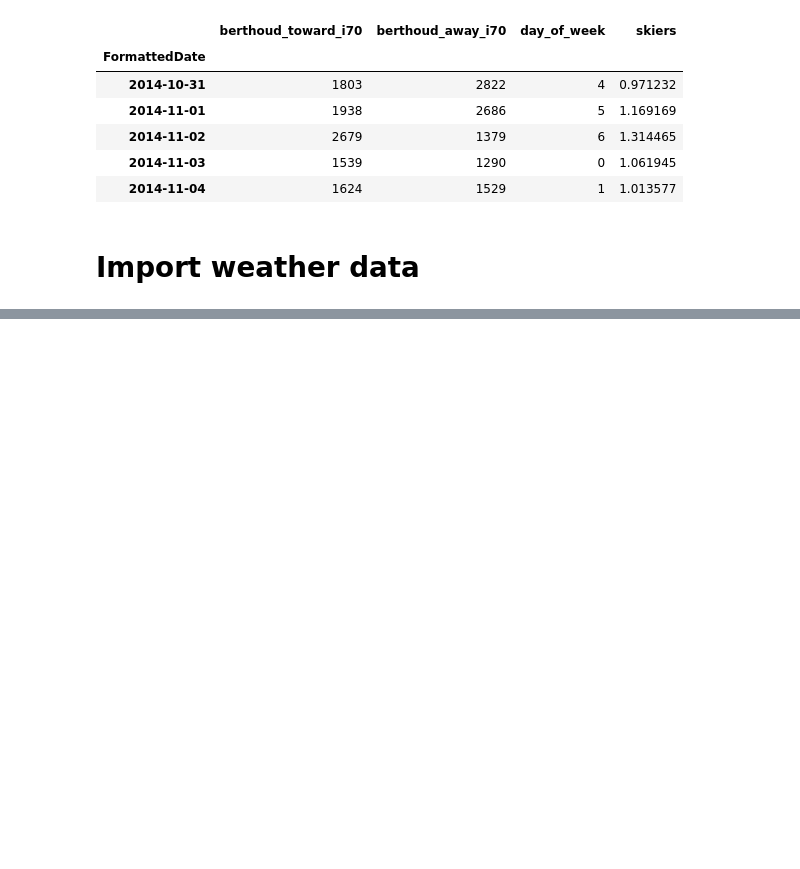
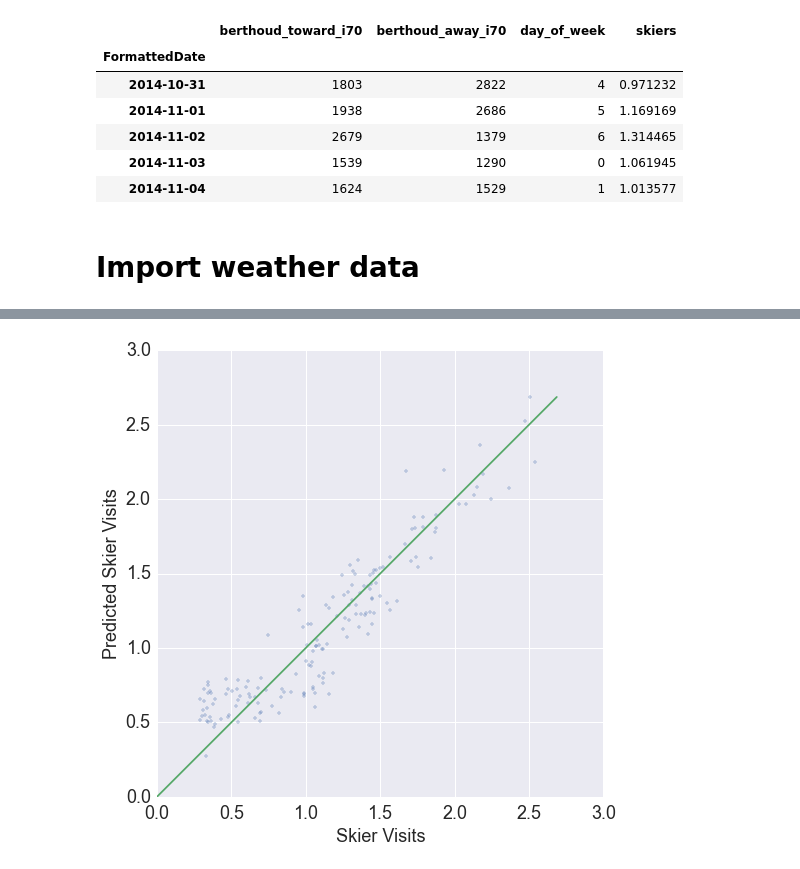
Before and after one commit to balmandhunter/ski_in_solitude, a Jupyter notebook: crowd_model.ipynb, the cells around one changed output, grey strips where cells are left out. Drawn from its saved outputs; the diff is of its cells as text; code cells hidden in the pictures; blank space fills up the shorter version.

```diff
--- a/crowd_model.ipynb
+++ b/crowd_model.ipynb
@@ -114,0 +230,2 @@ calendar = USFederalHolidayCalendar()
+# %%
+mdl = lr.fit(X, y)
@@ -114,0 +245,18 @@ calendar = USFederalHolidayCalendar()
+# %%
+pred = mdl.predict(X)
+df_all['model_pred'] = pred
+# %%
+ref_column = 'skiers'
+# %%
+def fitted_vs_ref_plot(df, ref_column):
+    plt.figure(facecolor='w', figsize = (8,8))
+    a, b, axes, label_size = plot_params()
+    plt.plot(df[ref_column], df.model_pred, linestyle = '', marker = '.', alpha = 0.3)
+    plt.xlabel('Skier Visits', size = label_size)
+    plt.ylabel('Predicted Skier Visits', size = label_size)
+    plt.plot([0, df.model_pred.max()], [0,df.model_pred.max()])
+    #axes.set_ylim([-20,100])
+# %%
+fitted_vs_ref_plot(df_all, ref_column)
+# %% [output]
+[figure, added]
```
Also changed, not shown: parts of 32 cells of this notebook.
